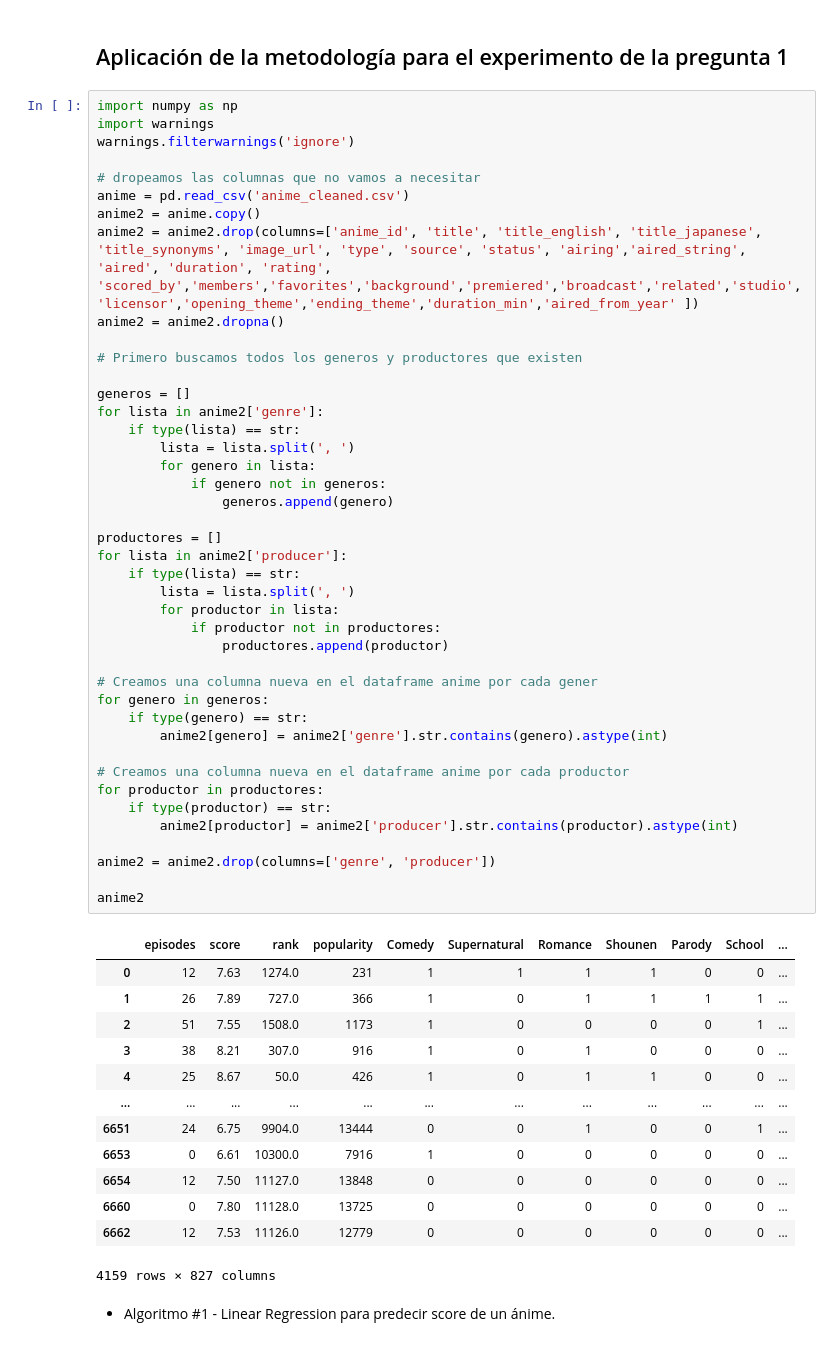
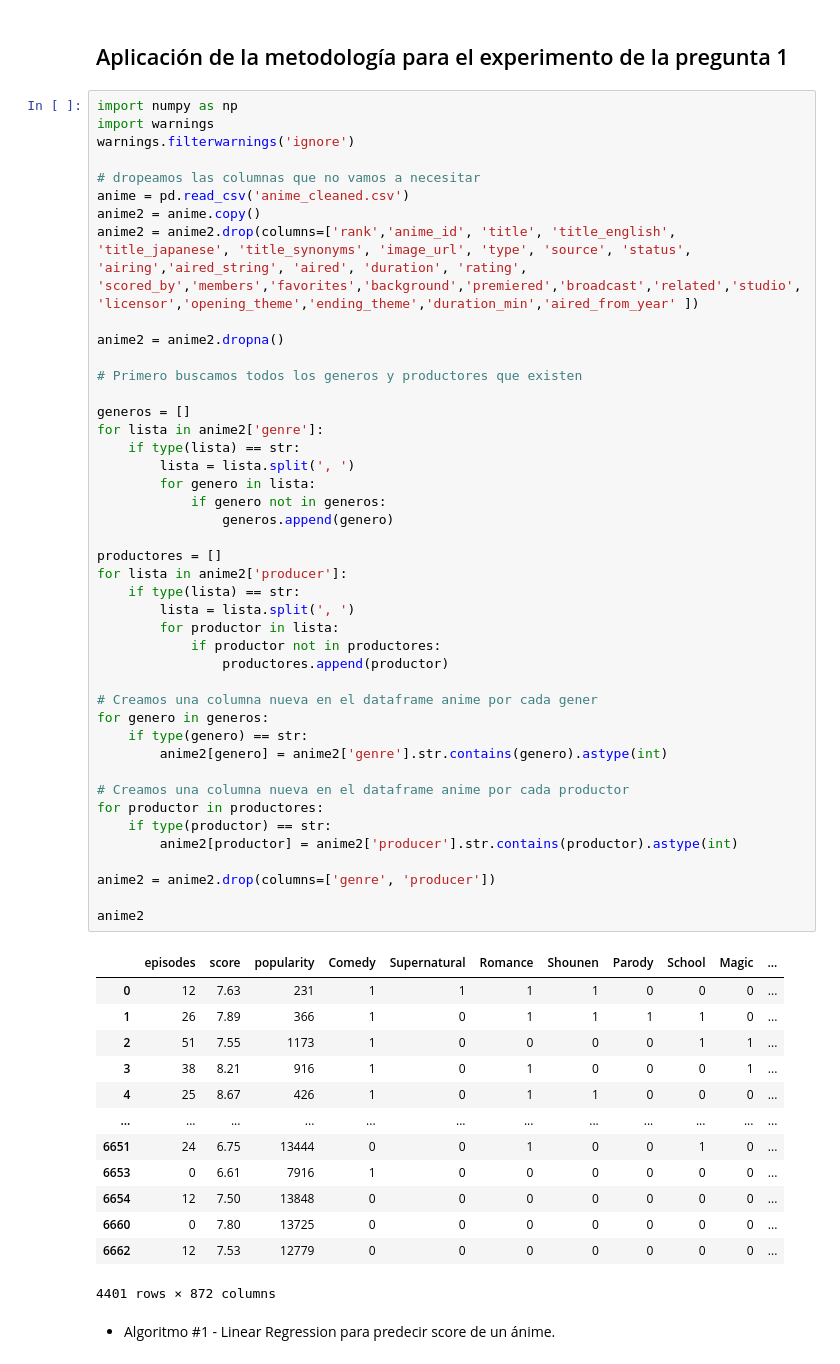
Before and after one commit to oppallios/mineria_g9_anime, a Jupyter notebook: anime_hito2.ipynb, the cells around one changed output. Saved outputs shown, nothing was run; the diff lists cells and outputs as text.

Commit message:
algoritmos sin tabla rank

```diff
--- a/anime_hito2.ipynb
+++ b/anime_hito2.ipynb
@@ -456,7 +456,8 @@ warnings.filterwarnings('ignore')
 # dropeamos las columnas que no vamos a necesitar
 anime = pd.read_csv('anime_cleaned.csv')
 anime2 = anime.copy()
-anime2 = anime2.drop(columns=['anime_id', 'title', 'title_english', 'title_japanese', 'title_synonyms', 'image_url', 'type', 'source', 'status', 'airing','aired_string', 'aired', 'duration', 'rating', 'scored_by','members','favorites','background','premiered','broadcast','related','studio','licensor','opening_theme','ending_theme','duration_min','aired_from_year' ])
+anime2 = anime2.drop(columns=['rank','anime_id', 'title', 'title_english', 'title_japanese', 'title_synonyms', 'image_url', 'type', 'source', 'status', 'airing','aired_string', 'aired', 'duration', 'rating', 'scored_by','members','favorites','background','premiered','broadcast','related','studio','licensor','opening_theme','ending_theme','duration_min','aired_from_year' ])
+
 anime2 = anime2.dropna()
 
 # Primero buscamos todos los generos y productores que existen
@@ -464,46 +465,46 @@ anime2 = anime2.dropna()
 generos = []
 for lista in anime2['genre']:
     if type(lista) == str:
         lista = lista.split(', ')
         for genero in lista:
             if genero not in generos:
                 generos.append(genero)
 
 productores = []
 for lista in anime2['producer']:
     if type(lista) == str:
         lista = lista.split(', ')
         for productor in lista:
             if productor not in productores:
                 productores.append(productor)
 
 # Creamos una columna nueva en el dataframe anime por cada gener
 for genero in generos:
     if type(genero) == str:
         anime2[genero] = anime2['genre'].str.contains(genero).astype(int)
 
 # Creamos una columna nueva en el dataframe anime por cada productor
 for productor in productores:
     if type(productor) == str:
         anime2[productor] = anime2['producer'].str.contains(productor).astype(int)
 
 anime2 = anime2.drop(columns=['genre', 'producer'])
 
 anime2
 # %% [output]
-|  | episodes | score | rank | popularity | Comedy | Supernatural | Romance | Shounen | Parody | School | ... |
-| 0 | 12 | 7.63 | 1274.0 | 231 | 1 | 1 | 1 | 1 | 0 | 0 | ... |
-| 1 | 26 | 7.89 | 727.0 | 366 | 1 | 0 | 1 | 1 | 1 | 1 | ... |
-| 2 | 51 | 7.55 | 1508.0 | 1173 | 1 | 0 | 0 | 0 | 0 | 1 | ... |
-| 3 | 38 | 8.21 | 307.0 | 916 | 1 | 0 | 1 | 0 | 0 | 0 | ... |
-| 4 | 25 | 8.67 | 50.0 | 426 | 1 | 0 | 1 | 1 | 0 | 0 | ... |
+|  | episodes | score | popularity | Comedy | Supernatural | Romance | Shounen | Parody | School | Magic | ... |
+| 0 | 12 | 7.63 | 231 | 1 | 1 | 1 | 1 | 0 | 0 | 0 | ... |
+| 1 | 26 | 7.89 | 366 | 1 | 0 | 1 | 1 | 1 | 1 | 0 | ... |
+| 2 | 51 | 7.55 | 1173 | 1 | 0 | 0 | 0 | 0 | 1 | 1 | ... |
+| 3 | 38 | 8.21 | 916 | 1 | 0 | 1 | 0 | 0 | 0 | 1 | ... |
+| 4 | 25 | 8.67 | 426 | 1 | 0 | 1 | 1 | 0 | 0 | 0 | ... |
 | ... | ... | ... | ... | ... | ... | ... | ... | ... | ... | ... | ... |
-| 6651 | 24 | 6.75 | 9904.0 | 13444 | 0 | 0 | 1 | 0 | 0 | 1 | ... |
-| 6653 | 0 | 6.61 | 10300.0 | 7916 | 1 | 0 | 0 | 0 | 0 | 0 | ... |
-| 6654 | 12 | 7.50 | 11127.0 | 13848 | 0 | 0 | 0 | 0 | 0 | 0 | ... |
-| 6660 | 0 | 7.80 | 11128.0 | 13725 | 0 | 0 | 0 | 0 | 0 | 0 | ... |
-| 6662 | 12 | 7.53 | 11126.0 | 12779 | 0 | 0 | 0 | 0 | 0 | 0 | ... |
+| 6651 | 24 | 6.75 | 13444 | 0 | 0 | 1 | 0 | 0 | 1 | 0 | ... |
+| 6653 | 0 | 6.61 | 7916 | 1 | 0 | 0 | 0 | 0 | 0 | 0 | ... |
+| 6654 | 12 | 7.50 | 13848 | 0 | 0 | 0 | 0 | 0 | 0 | 0 | ... |
+| 6660 | 0 | 7.80 | 13725 | 0 | 0 | 0 | 0 | 0 | 0 | 0 | ... |
+| 6662 | 12 | 7.53 | 12779 | 0 | 0 | 0 | 0 | 0 | 0 | 0 | ... |
-4159 rows × 827 columns
+4401 rows × 872 columns
 # %% [markdown]
 * Algoritmo #1 - Linear Regression para predecir score de un ánime.
 # %%
```
Also changed, not shown: parts of 6 cells of this notebook.
